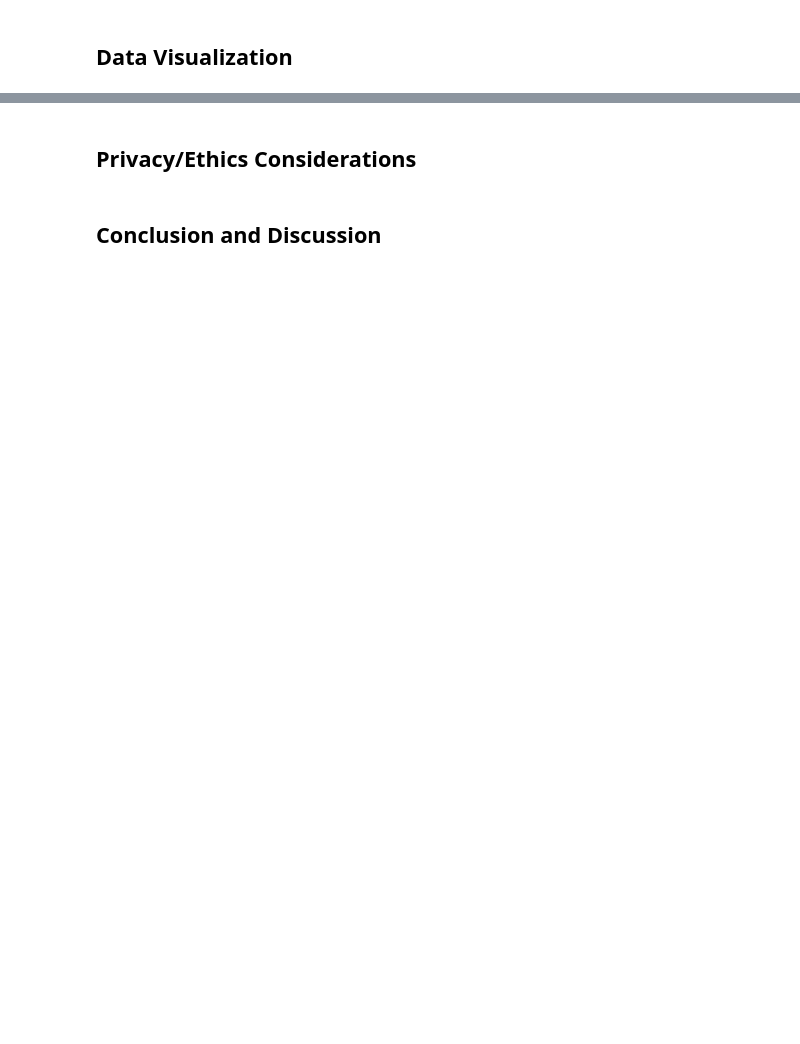
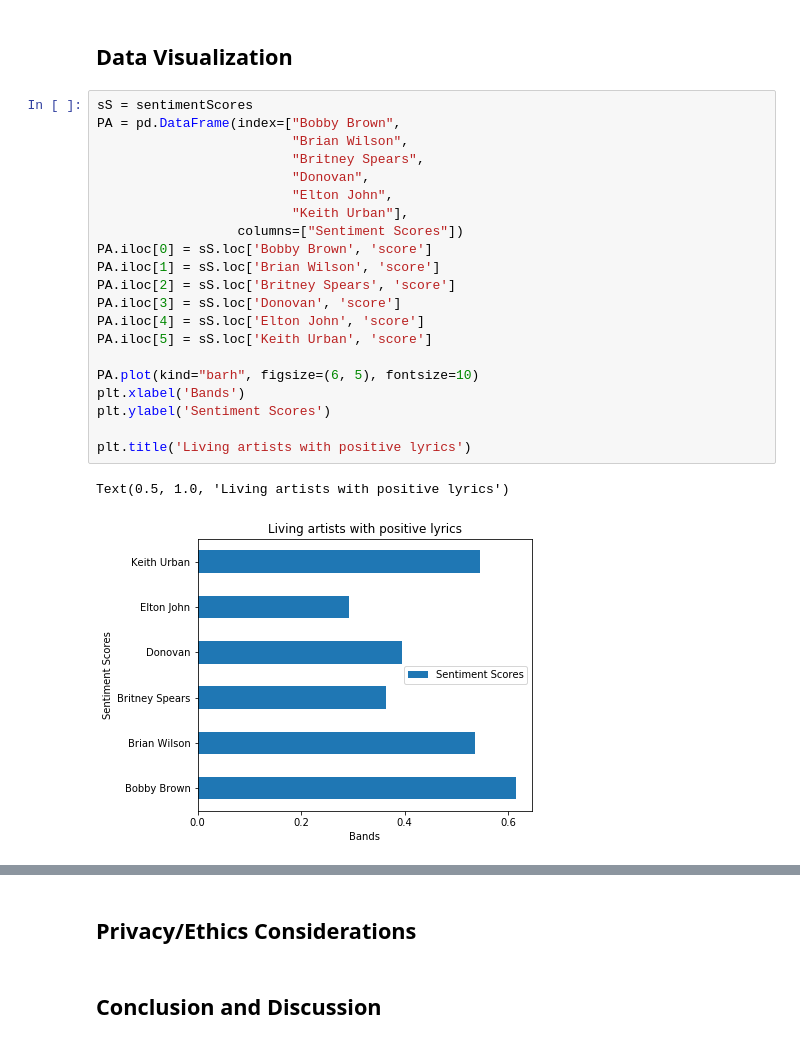
Before and after one commit to kachiem/COGS108_final, a Jupyter notebook: FinalProject.ipynb, the cells around one changed output, grey strips where cells are left out. Drawn from its saved outputs; the diff is of its cells as text; blank space fills up the shorter version.

Commit message:
initial viz charts

```diff
--- a/FinalProject.ipynb
+++ b/FinalProject.ipynb
@@ -499,2 +501,26 @@ df.head()
 # %% [markdown]
 ## Data Visualization
+# %%
+sS = sentimentScores
+PA = pd.DataFrame(index=["Bobby Brown",
+                         "Brian Wilson",
+                         "Britney Spears",
+                         "Donovan",
+                         "Elton John",
+                         "Keith Urban"],
+                  columns=["Sentiment Scores"])
+PA.iloc[0] = sS.loc['Bobby Brown', 'score']
+PA.iloc[1] = sS.loc['Brian Wilson', 'score']
+PA.iloc[2] = sS.loc['Britney Spears', 'score']
+PA.iloc[3] = sS.loc['Donovan', 'score']
+PA.iloc[4] = sS.loc['Elton John', 'score']
+PA.iloc[5] = sS.loc['Keith Urban', 'score']
+
+PA.plot(kind="barh", figsize=(6, 5), fontsize=10)
+plt.xlabel('Bands')
+plt.ylabel('Sentiment Scores')
+
+plt.title('Living artists with positive lyrics')
+# %% [output]
+Text(0.5, 1.0, 'Living artists with positive lyrics')
+[figure, added]
```
Also changed, not shown: parts of 17 cells of this notebook.
